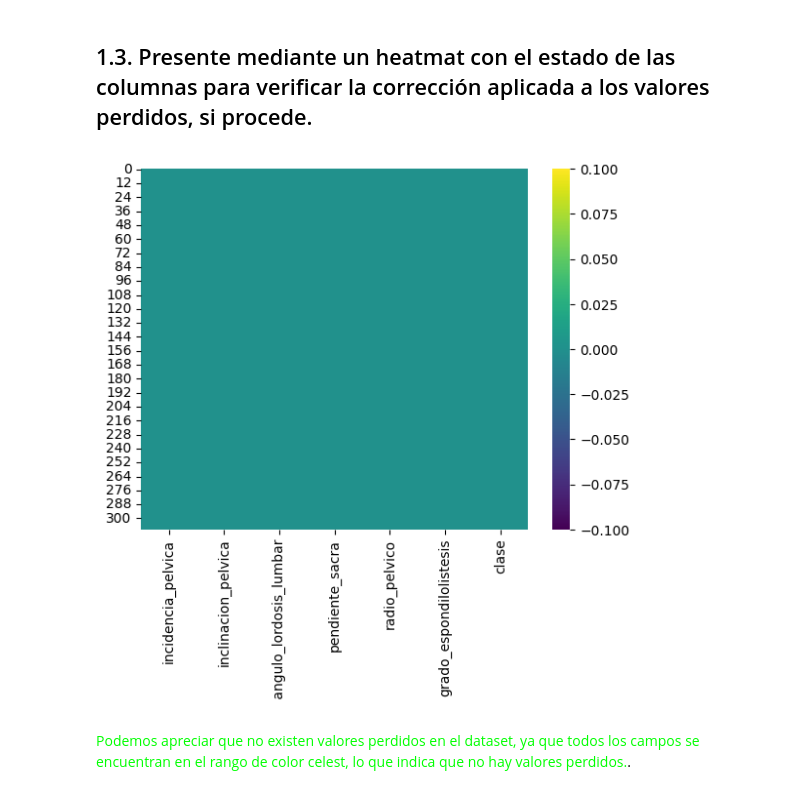
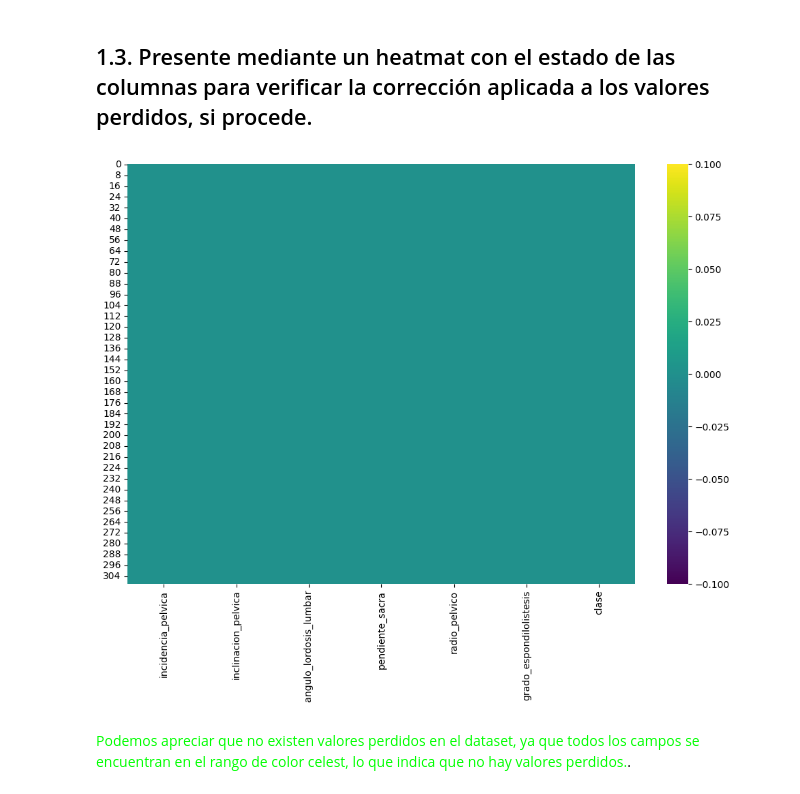
Before and after one commit to notGabo/ET_MachineLearning, a Jupyter notebook: et_ml.ipynb, the cells around one changed output. Saved outputs shown, nothing was run; the diff lists cells and outputs as text; code cells hidden in the pictures.

```diff
--- a/et_ml.ipynb
+++ b/et_ml.ipynb
@@ -117,10 +90,11 @@ dtype: int64
 # %% [markdown]
 ## 1.3.  Presente mediante un heatmat con el estado de las columnas para verificar la corrección aplicada a los valores perdidos, si procede.
 # %%
+plt.figure(figsize=(12,8))
 sns.heatmap(df.isnull(), cmap='viridis')
 plt.show()
 # %% [output]
-[figure, old version]
+[figure, new version]
 # %% [markdown]
 <span style="color:lime">Podemos apreciar que no existen valores perdidos en el dataset, ya que todos los campos se encuentran en el rango de color celest, lo que indica que no hay valores perdidos.</span>.
 # %% [markdown]
```
Also changed, not shown: parts of 15 cells of this notebook.
